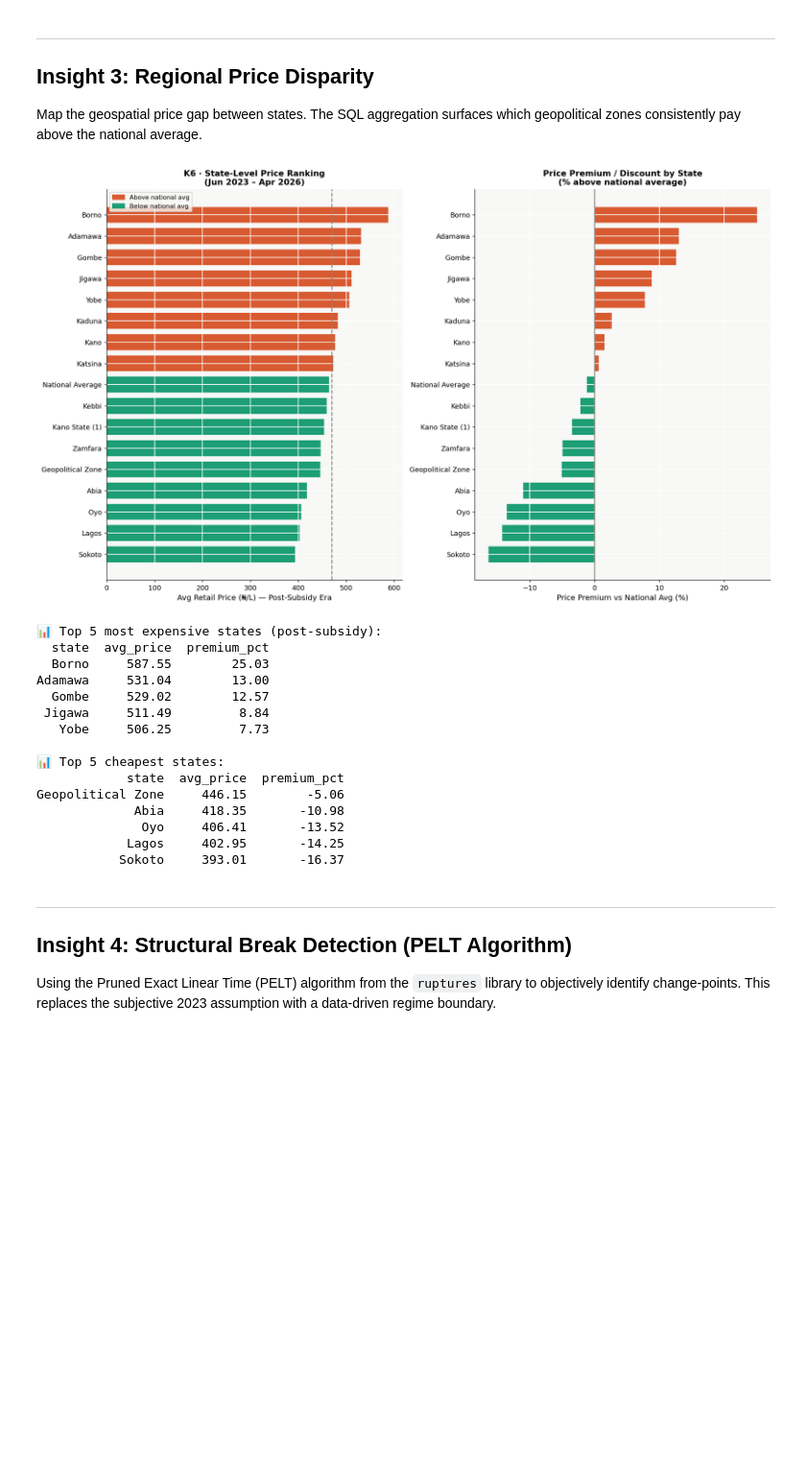
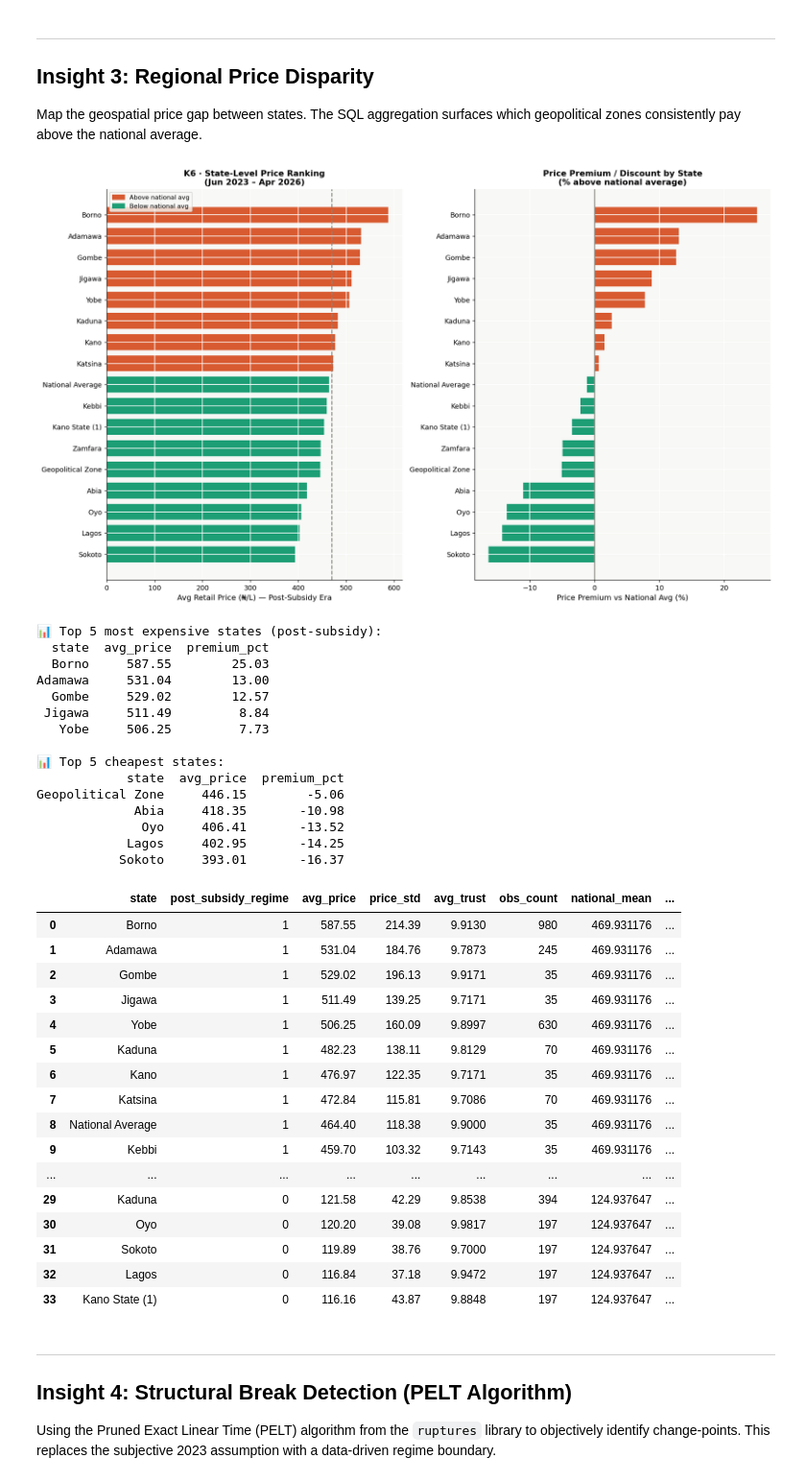
Before and after one commit to SmartDvi/UNILAG_PROJECT, a Jupyter notebook: nigeria_fuel_price.ipynb, the cells around one changed output. Shown at 96% size. Saved outputs shown, nothing was run; the diff lists cells and outputs as text; code cells hidden in the pictures; blank space fills up the shorter version.

```diff
--- a/nigeria_fuel_price.ipynb
+++ b/nigeria_fuel_price.ipynb
@@ -901,33 +890,51 @@ ax2 = axes[1]
 ax2.barh(post_sub_states["state"], post_sub_states["premium_pct"], color=colors, height=.75)
 ax2.axvline(0, color=PALETTE["gray"], lw=1.5)
 ax2.set_xlabel("Price Premium vs National Avg (%)", fontsize=11)
 ax2.set_title("Price Premium / Discount by State\n(% above national average)", fontsize=12, fontweight="bold")
 
 plt.tight_layout()
 plt.savefig("k6_regional_disparity.png", dpi=150, bbox_inches="tight")
 plt.show()
 
 print("\n📊 Top 5 most expensive states (post-subsidy):")
 print(regional_df[regional_df["post_subsidy_regime"]==1][["state","avg_price","premium_pct"]].head(5).to_string(index=False))
 print("\n📊 Top 5 cheapest states:")
 print(regional_df[regional_df["post_subsidy_regime"]==1][["state","avg_price","premium_pct"]].tail(5).to_string(index=False))
+regional_df
 # %% [output]
 [figure]
 📊 Top 5 most expensive states (post-subsidy):
   state  avg_price  premium_pct
   Borno     587.55        25.03
 Adamawa     531.04        13.00
   Gombe     529.02        12.57
  Jigawa     511.49         8.84
    Yobe     506.25         7.73
 
 📊 Top 5 cheapest states:
             state  avg_price  premium_pct
 Geopolitical Zone     446.15        -5.06
              Abia     418.35       -10.98
               Oyo     406.41       -13.52
             Lagos     402.95       -14.25
            Sokoto     393.01       -16.37
+|  | state | post_subsidy_regime | avg_price | price_std | avg_trust | obs_count | national_mean | ... |
+| 0 | Borno | 1 | 587.55 | 214.39 | 9.9130 | 980 | 469.931176 | ... |
+| 1 | Adamawa | 1 | 531.04 | 184.76 | 9.7873 | 245 | 469.931176 | ... |
+| 2 | Gombe | 1 | 529.02 | 196.13 | 9.9171 | 35 | 469.931176 | ... |
+| 3 | Jigawa | 1 | 511.49 | 139.25 | 9.7171 | 35 | 469.931176 | ... |
+| 4 | Yobe | 1 | 506.25 | 160.09 | 9.8997 | 630 | 469.931176 | ... |
+| 5 | Kaduna | 1 | 482.23 | 138.11 | 9.8129 | 70 | 469.931176 | ... |
+| 6 | Kano | 1 | 476.97 | 122.35 | 9.7171 | 35 | 469.931176 | ... |
+| 7 | Katsina | 1 | 472.84 | 115.81 | 9.7086 | 70 | 469.931176 | ... |
+| 8 | National Average | 1 | 464.40 | 118.38 | 9.9000 | 35 | 469.931176 | ... |
+| 9 | Kebbi | 1 | 459.70 | 103.32 | 9.7143 | 35 | 469.931176 | ... |
+| ... | ... | ... | ... | ... | ... | ... | ... | ... |
+| 29 | Kaduna | 0 | 121.58 | 42.29 | 9.8538 | 394 | 124.937647 | ... |
+| 30 | Oyo | 0 | 120.20 | 39.08 | 9.9817 | 197 | 124.937647 | ... |
+| 31 | Sokoto | 0 | 119.89 | 38.76 | 9.7000 | 197 | 124.937647 | ... |
+| 32 | Lagos | 0 | 116.84 | 37.18 | 9.9472 | 197 | 124.937647 | ... |
+| 33 | Kano State (1) | 0 | 116.16 | 43.87 | 9.8848 | 197 | 124.937647 | ... |
 # %% [markdown]
 ---
 ## Insight 4: Structural Break Detection (PELT Algorithm)
```
Also changed, not shown: parts of 10 cells of this notebook, 9 other files.
